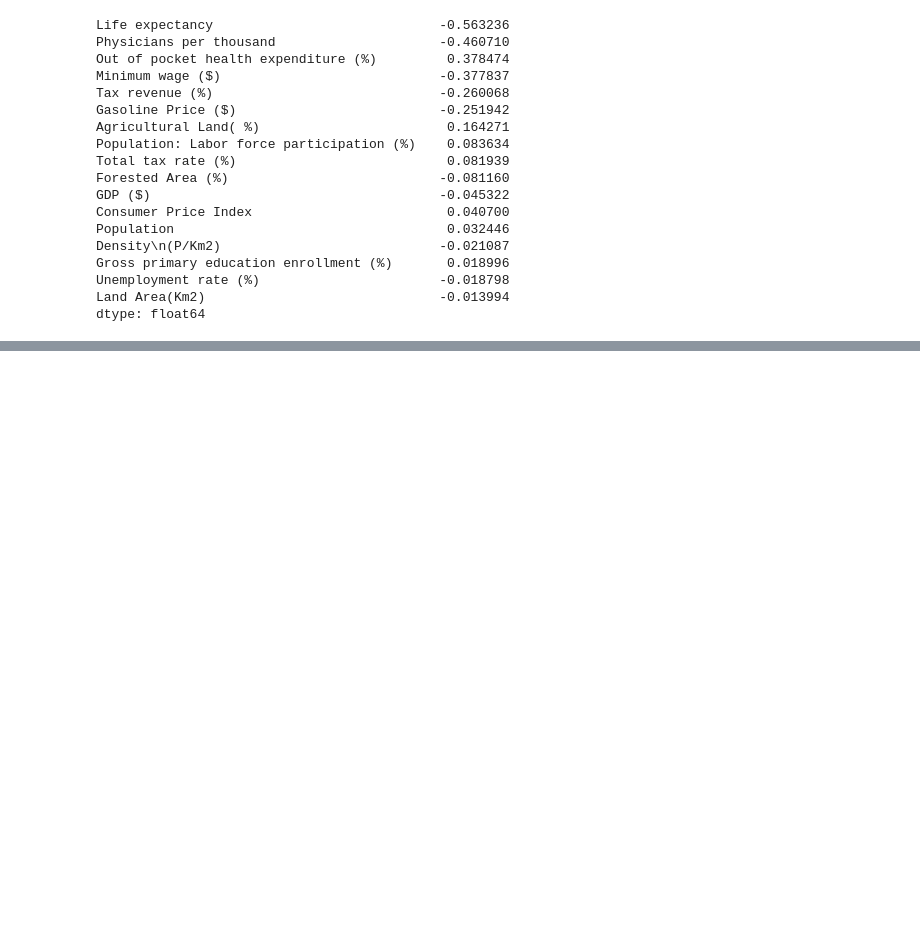
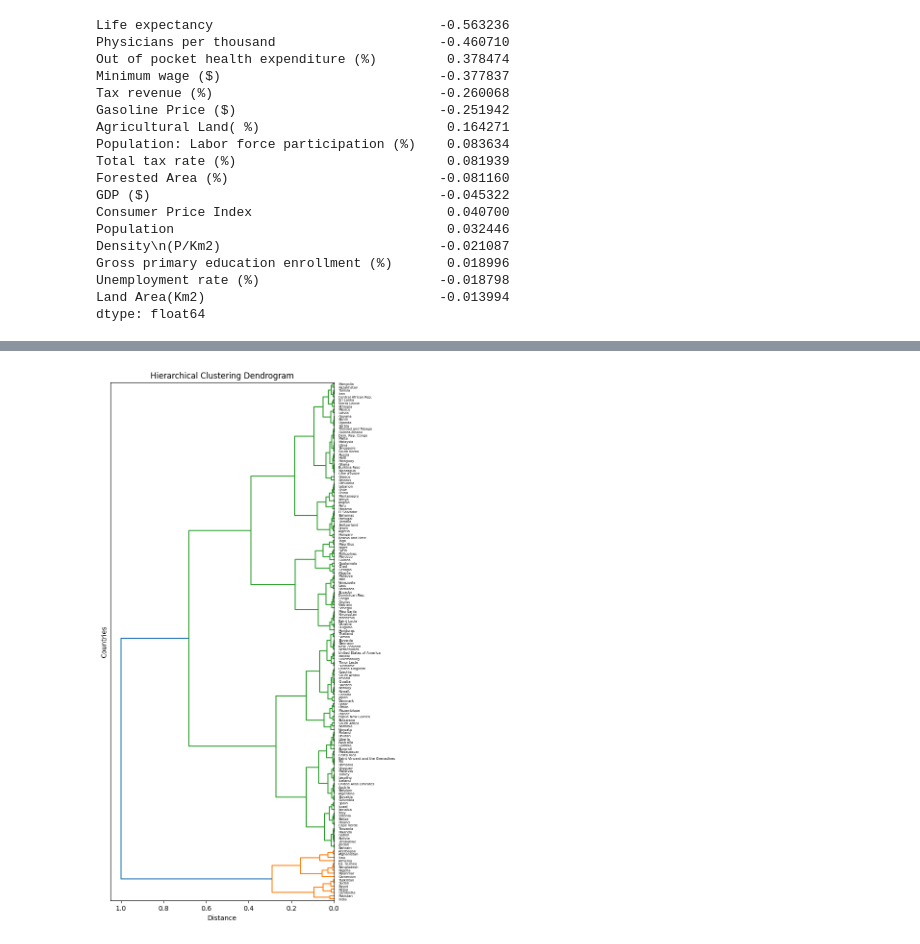
Before and after one commit to KacperWro/DataAnalysisCA, a Jupyter notebook: main.ipynb, the cells around one changed output, grey strips where cells are left out. Cells and saved outputs as stored; diff of their text form; code cells hidden in the pictures; blank space fills up the shorter version.

```diff
--- a/main.ipynb
+++ b/main.ipynb
@@ -650,0 +689,5 @@ dtype: float64
+# %%
+draw_dendrogram('Out of pocket health expenditure (%)', 'complete')
+# Most countries belong in one cluster, while there are a few outliers which are in a separate cluster
+# %% [output]
+[figure, added]
```
Also changed, not shown: parts of 17 cells of this notebook.
